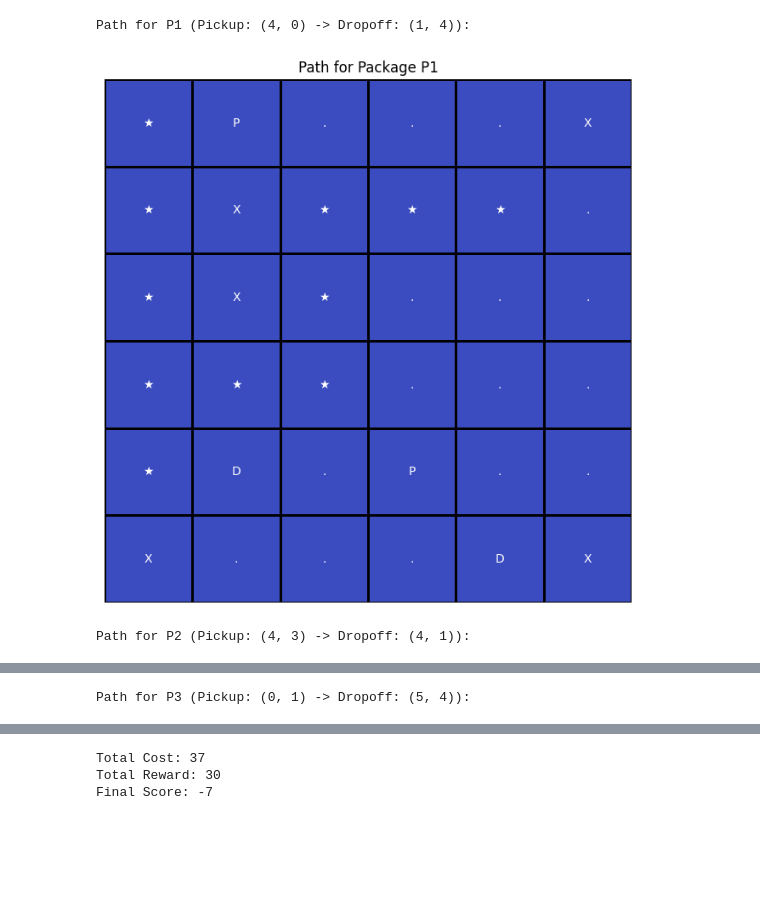
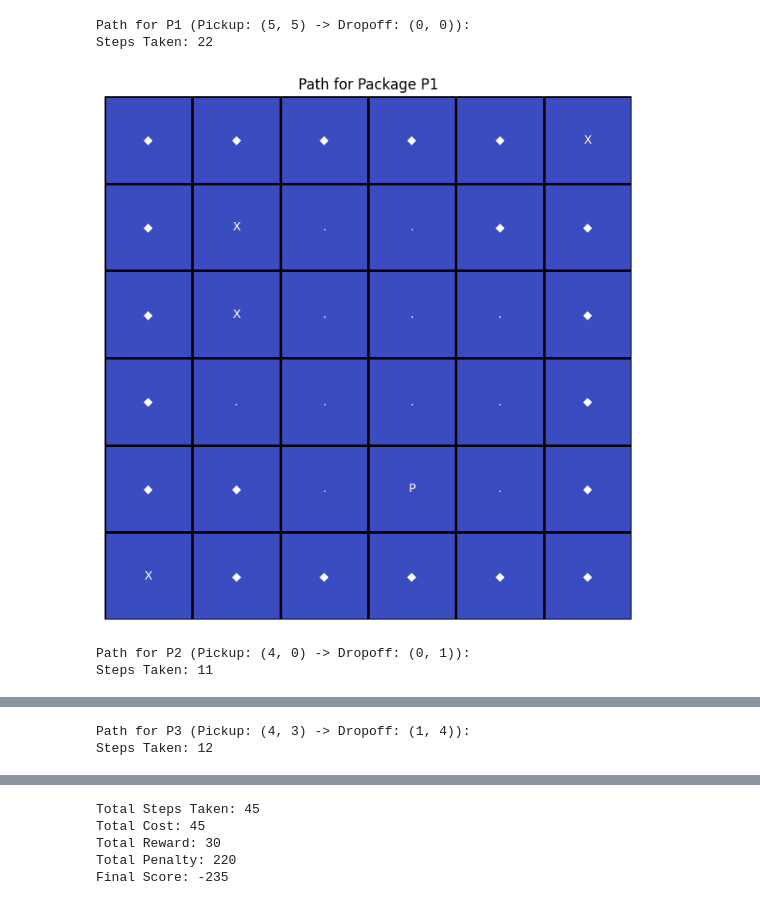
Before and after one commit to gauravraidata/IITJ-projects, a Jupyter notebook: AI_assignment_1.ipynb, the cells around one changed output, grey strips where cells are left out. Drawn from its saved outputs; the diff is of its cells as text; code cells hidden in the pictures; blank space fills up the shorter version.

```diff
--- a/AI_assignment_1.ipynb
+++ b/AI_assignment_1.ipynb
@@ -44,6 +45,8 @@ class WarehouseAgent:
         self.seed = seed
         self.total_cost = 0
         self.reward = 0
+        self.penalty = 0
+        self.steps_taken = 0
         self.start = (0, 0)
         self.warehouse, self.packages, self.dropoffs, self.obstacles = self.initialize_warehouse()
 
@@ -99,15 +102,18 @@ class WarehouseAgent:
 
             for dx, dy in [(-1, 0), (1, 0), (0, -1), (0, 1)]:
                 nx, ny = x + dx, y + dy
-                if 0 <= nx < self.N and 0 <= ny < self.M and (nx, ny) not in self.obstacles and (nx, ny) not in visited:
-                    queue.put(((nx, ny), path + [(x, y)]))
+                if 0 <= nx < self.N and 0 <= ny < self.M:
+                    if (nx, ny) in self.obstacles:
+                        self.penalty += 5  # Obstacle penalty
+                    elif (nx, ny) not in visited:
+                        queue.put(((nx, ny), path + [(x, y)]))
 
         return []
 
     def display_path(self, path, package_num):
         temp_warehouse = np.copy(self.warehouse)
-        for i, (x, y) in enumerate(path):
-            temp_warehouse[x, y] = '★'
+        for x, y in path:
+            temp_warehouse[x, y] = '◆'
 
         plt.figure(figsize=(8, 8))
         sns.heatmap(np.zeros_like(temp_warehouse, dtype=float), annot=temp_warehouse, cmap='coolwarm', cbar=False, linewidths=1, linecolor='black', fmt='')
@@ -127,19 +133,24 @@ class WarehouseAgent:
             path_to_dropoff = self.bfs_search(pickup, dropoff)
 
             if path_to_pickup and path_to_dropoff:
-                self.total_cost += len(path_to_pickup) + len(path_to_dropoff)
+                steps = len(path_to_pickup) + len(path_to_dropoff)
+                self.steps_taken += steps
+                self.total_cost += steps
                 self.reward += 10
                 self.start = dropoff
 
                 print(f"\nPath for P{i+1} (Pickup: {pickup} -> Dropoff: {dropoff}):")
+                print(f"Steps Taken: {steps}")
                 self.display_path(path_to_pickup + path_to_dropoff, i+1)
 
-        final_score = self.reward - self.total_cost
-        print("\nTotal Cost:", self.total_cost)
+        final_score = self.reward - self.total_cost - self.penalty
+        print("\nTotal Steps Taken:", self.steps_taken)
+        print("Total Cost:", self.total_cost)
         print("Total Reward:", self.reward)
+        print("Total Penalty:", self.penalty)
         print("Final Score:", final_score)
 
 if __name__ == "__main__":
-    agent = WarehouseAgent(N=6, M=6, P=3, O=5)
+    agent = WarehouseAgent(N=6, M=6, P=3, O=4)
     agent.run()
 # %% [output]
@@ -147,3 +158,5 @@ if __name__ == "__main__":
-Path for P1 (Pickup: (4, 0) -> Dropoff: (1, 4)):
+Path for P1 (Pickup: (5, 5) -> Dropoff: (0, 0)):
+Steps Taken: 22
-[figure, old version]
+[figure, new version]
-Path for P2 (Pickup: (4, 3) -> Dropoff: (4, 1)):
+Path for P2 (Pickup: (4, 0) -> Dropoff: (0, 1)):
+Steps Taken: 11
@@ -151 +164,2 @@ Path for P2 (Pickup: (4, 3) -> Dropoff: (4, 1)):
-Path for P3 (Pickup: (0, 1) -> Dropoff: (5, 4)):
+Path for P3 (Pickup: (4, 3) -> Dropoff: (1, 4)):
+Steps Taken: 12
@@ -153,3 +167,5 @@ Path for P3 (Pickup: (0, 1) -> Dropoff: (5, 4)):
-Total Cost: 37
+Total Steps Taken: 45
+Total Cost: 45
 Total Reward: 30
-Final Score: -7
+Total Penalty: 220
+Final Score: -235
```
Also changed, not shown: parts of 3 cells of this notebook.
